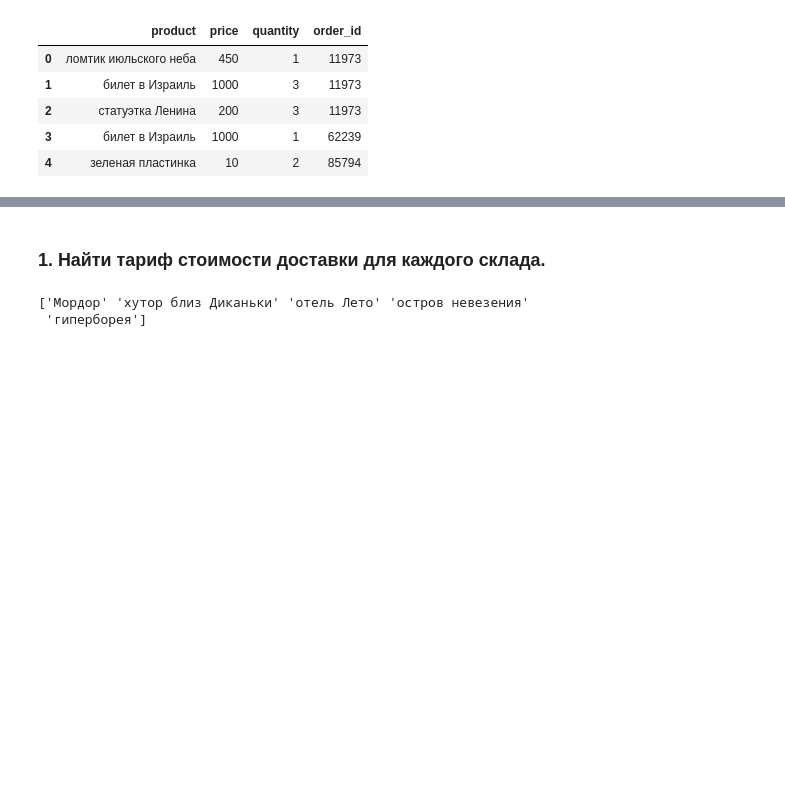
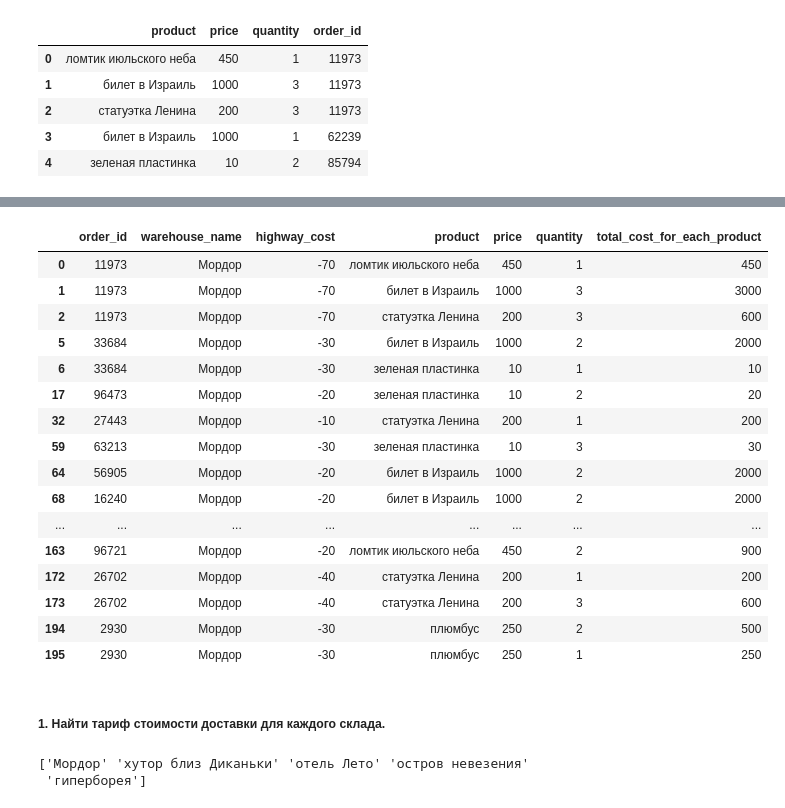
Before and after one commit to Mikholen/Job_interview, a Jupyter notebook: Собес.ipynb, the cells around one changed output, grey strips where cells are left out. Drawn from its saved outputs; the diff is of its cells as text; code cells hidden in the pictures; blank space fills up the shorter version.

```diff
--- a/Собес.ipynb
+++ b/Собес.ipynb
@@ -48,8 +48,28 @@ orders_data.head()
 | 2 | 11973 | Мордор | -70 | статуэтка Ленина | 200 | 3 | 600 |
 | 3 | 62239 | хутор близ Диканьки | -15 | билет в Израиль | 1000 | 1 | 1000 |
 | 4 | 85794 | отель Лето | -50 | зеленая пластинка | 10 | 2 | 20 |
+# %%
+orders_data[orders_data['warehouse_name'] == 'Мордор']
+# %% [output]
+|  | order_id | warehouse_name | highway_cost | product | price | quantity | total_cost_for_each_product |
+| 0 | 11973 | Мордор | -70 | ломтик июльского неба | 450 | 1 | 450 |
+| 1 | 11973 | Мордор | -70 | билет в Израиль | 1000 | 3 | 3000 |
+| 2 | 11973 | Мордор | -70 | статуэтка Ленина | 200 | 3 | 600 |
+| 5 | 33684 | Мордор | -30 | билет в Израиль | 1000 | 2 | 2000 |
+| 6 | 33684 | Мордор | -30 | зеленая пластинка | 10 | 1 | 10 |
+| 17 | 96473 | Мордор | -20 | зеленая пластинка | 10 | 2 | 20 |
+| 32 | 27443 | Мордор | -10 | статуэтка Ленина | 200 | 1 | 200 |
+| 59 | 63213 | Мордор | -30 | зеленая пластинка | 10 | 3 | 30 |
+| 64 | 56905 | Мордор | -20 | билет в Израиль | 1000 | 2 | 2000 |
+| 68 | 16240 | Мордор | -20 | билет в Израиль | 1000 | 2 | 2000 |
+| ... | ... | ... | ... | ... | ... | ... | ... |
+| 163 | 96721 | Мордор | -20 | ломтик июльского неба | 450 | 2 | 900 |
+| 172 | 26702 | Мордор | -40 | статуэтка Ленина | 200 | 1 | 200 |
+| 173 | 26702 | Мордор | -40 | статуэтка Ленина | 200 | 3 | 600 |
+| 194 | 2930 | Мордор | -30 | плюмбус | 250 | 2 | 500 |
+| 195 | 2930 | Мордор | -30 | плюмбус | 250 | 1 | 250 |
 # %% [markdown]
-### 1. Найти тариф стоимости доставки для каждого склада.
+##### 1. Найти тариф стоимости доставки для каждого склада.
 # %%
 warehouses = orders_data['warehouse_name'].unique()
 print(warehouses)
```
Also changed, not shown: parts of 15 cells of this notebook.
